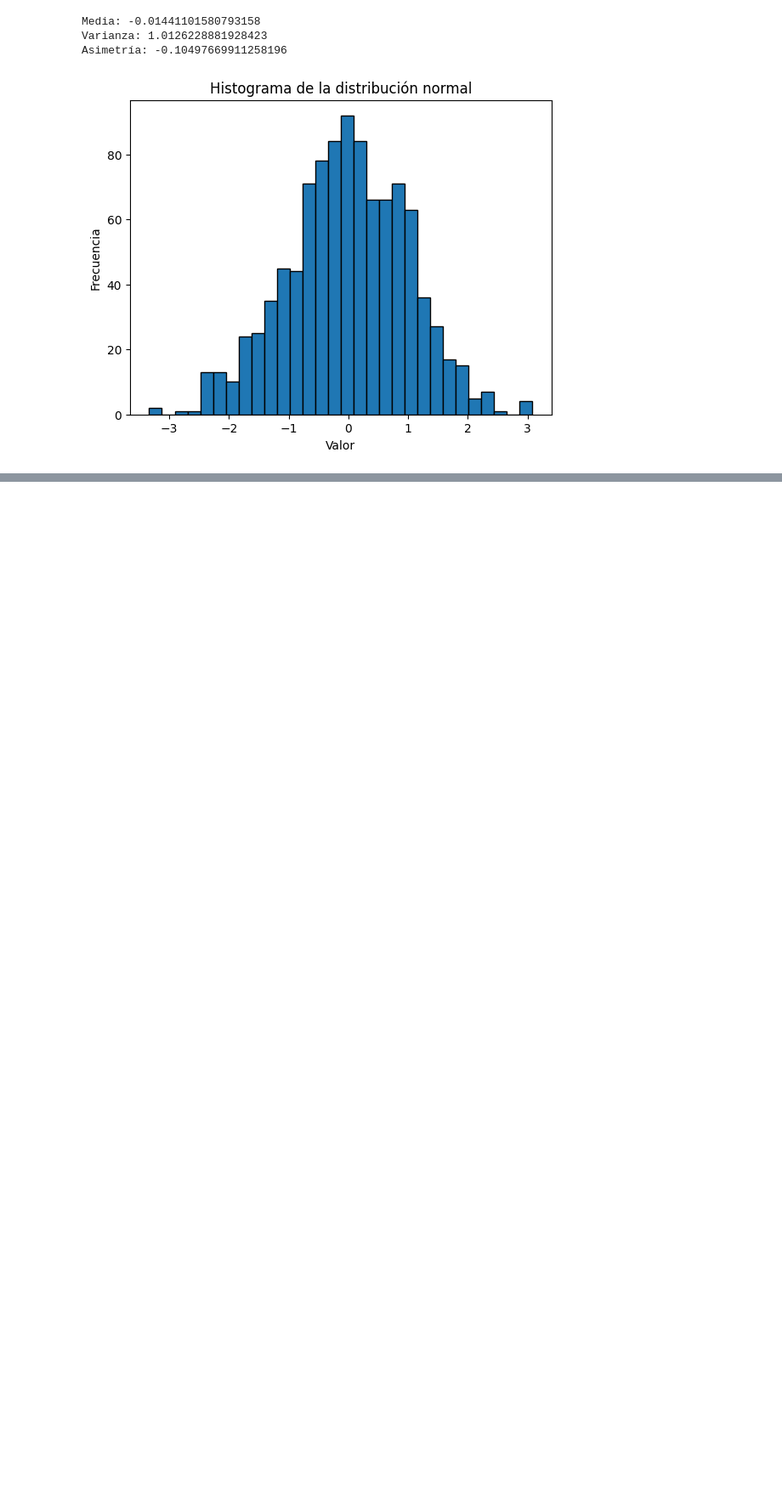
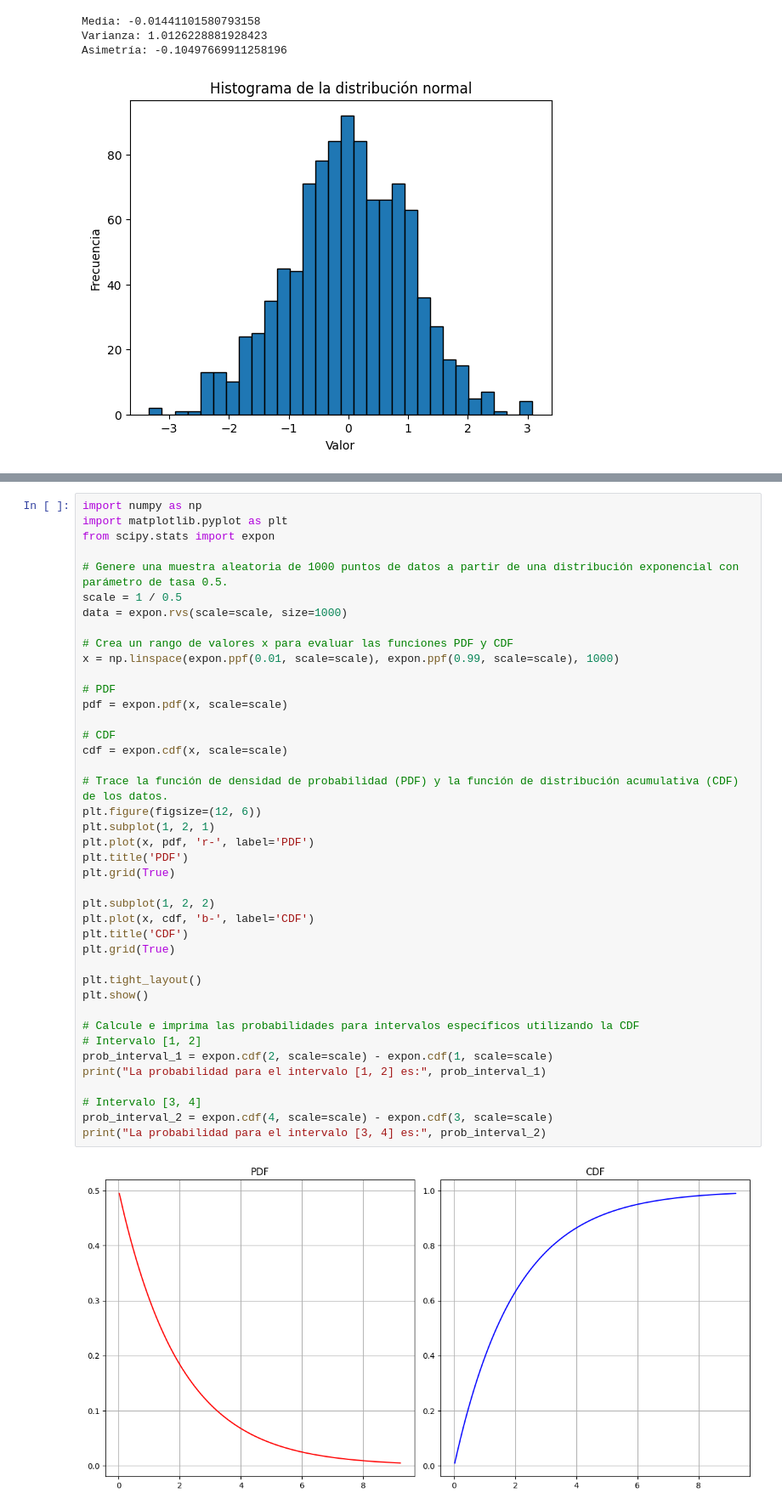
Before and after one commit to EstebanAG1005/Lab1-ModSim, a Jupyter notebook: main.ipynb, the cells around one changed output, grey strips where cells are left out. Shown: that part at 85% size. Drawn from its saved outputs; the diff is of its cells as text; blank space fills up the shorter version.

```diff
--- a/main.ipynb
+++ b/main.ipynb
@@ -40,0 +35,43 @@ Asímetría: Para una distribución normal, la asimetría es 0, por lo que el va
+# %%
+import numpy as np
+import matplotlib.pyplot as plt
+from scipy.stats import expon
+
+# Genere una muestra aleatoria de 1000 puntos de datos a partir de una distribución exponencial con parámetro de tasa 0.5.
+scale = 1 / 0.5
+data = expon.rvs(scale=scale, size=1000)
+
+# Crea un rango de valores x para evaluar las funciones PDF y CDF
+x = np.linspace(expon.ppf(0.01, scale=scale), expon.ppf(0.99, scale=scale), 1000)
+
+# PDF
+pdf = expon.pdf(x, scale=scale)
+
+# CDF
+cdf = expon.cdf(x, scale=scale)
+
+# Trace la función de densidad de probabilidad (PDF) y la función de distribución acumulativa (CDF) de los datos.
+plt.figure(figsize=(12, 6))
+plt.subplot(1, 2, 1)
+plt.plot(x, pdf, 'r-', label='PDF')
+plt.title('PDF')
+plt.grid(True)
+
+plt.subplot(1, 2, 2)
+plt.plot(x, cdf, 'b-', label='CDF')
+plt.title('CDF')
+plt.grid(True)
+
+plt.tight_layout()
+plt.show()
+
+# Calcule e imprima las probabilidades para intervalos específicos utilizando la CDF
+# Intervalo [1, 2]
+prob_interval_1 = expon.cdf(2, scale=scale) - expon.cdf(1, scale=scale)
+print("La probabilidad para el intervalo [1, 2] es:", prob_interval_1)
+
+# Intervalo [3, 4]
+prob_interval_2 = expon.cdf(4, scale=scale) - expon.cdf(3, scale=scale)
+print("La probabilidad para el intervalo [3, 4] es:", prob_interval_2)
+# %% [output]
+[figure, added]
```
Also changed, not shown: parts of 8 cells of this notebook.
